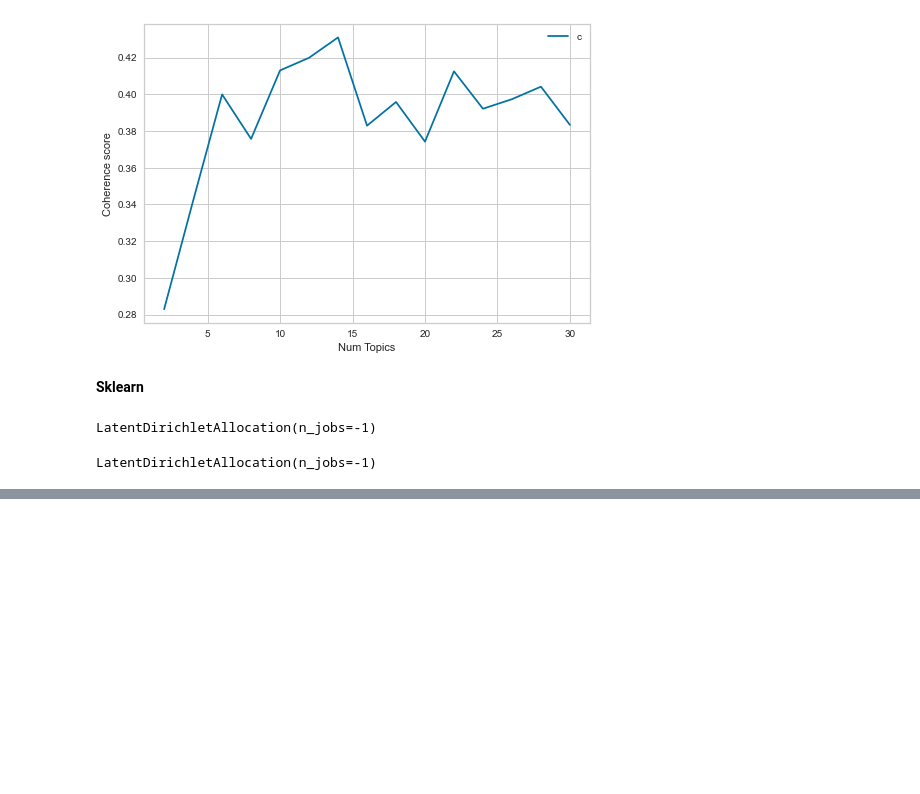
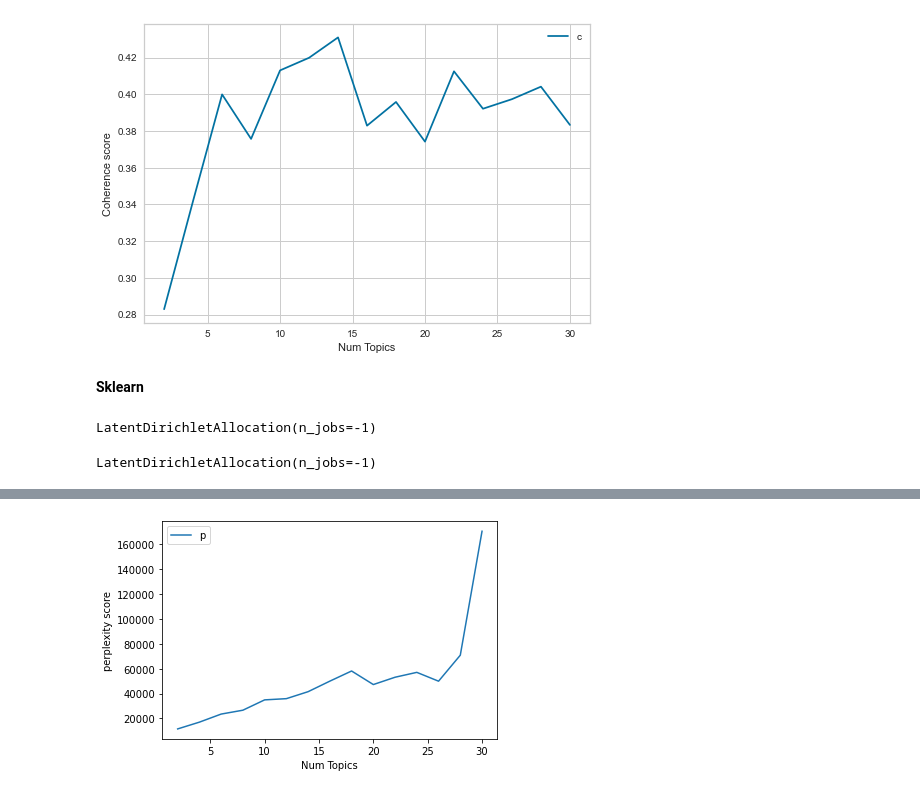
Before and after one commit to dvh549/Text_Mining, a Jupyter notebook: Toxic Comments Revamped.ipynb, the cells around one changed output, grey strips where cells are left out. Drawn from its saved outputs; the diff is of its cells as text; code cells hidden in the pictures; blank space fills up the shorter version.

Commit message:
Update sklearn tfidf LDA
- might have to use count vectorizer instead

```diff
--- a/Toxic Comments Revamped.ipynb
+++ b/Toxic Comments Revamped.ipynb
@@ -765,9 +783,9 @@ perplexity_values = []
 model_topics = []
 
 for num_topics in range(2, 32, 2):
-    sg_lda_x = LatentDirichletAllocation(n_components=num_topics, learning_method='online', n_jobs = 1)
-    sg_lda_x.fit_transform(lda_tfidf_vecs)
+    comments_tfidf_lda_x = LatentDirichletAllocation(n_components=num_topics, learning_method='online', n_jobs = -1)
+    comments_tfidf_lda_x.fit_transform(lda_tfidf_vecs)
     model_topics.append(num_topics)
-    model_list.append(sg_lda_x)
-    perplexity_values.append(sg_lda_x.perplexity(lda_tfidf_vecs))
-    print("#Topics: " + str(num_topics) + ", Score: " + str(sg_lda_x.perplexity(lda_tfidf_vecs)))
+    model_list.append(comments_tfidf_lda_x)
+    perplexity_values.append(comments_tfidf_lda_x.perplexity(lda_tfidf_vecs))
+    print("#Topics: " + str(num_topics) + ", Score: " + str(comments_tfidf_lda_x.perplexity(lda_tfidf_vecs)))
@@ -773,0 +795,16 @@ for num_topics in range(2, 32, 2):
+# %%
+# find optimal k (no. of topics) and plot graph visually
+
+from gensim.models import CoherenceModel
+
+model_list = []
+perplexity_values = []
+model_topics = []
+
+for num_topics in range(2, 32, 2):
+    tfidf_lda_x = LatentDirichletAllocation(n_components=num_topics, learning_method='online', n_jobs = 1)
+    tfidf_lda_x.fit_transform(lda_tfidf_vecs)
+    model_topics.append(num_topics)
+    model_list.append(tfidf_lda_x)
+    perplexity_values.append(tfidf_lda_x.perplexity(lda_tfidf_vecs))
+    print("#Topics: " + str(num_topics) + ", Score: " + str(tfidf_lda_x.perplexity(lda_tfidf_vecs)))
@@ -773,0 +827,12 @@ for num_topics in range(2, 32, 2):
+# %%
+import matplotlib.pyplot as plt
+
+limit=32; start=2; step=2;
+x = range(start, limit, step)
+plt.plot(x, perplexity_values)
+plt.xlabel("Num Topics")
+plt.ylabel("perplexity score")
+plt.legend(("perplexity_values"), loc='best')
+plt.show()
+# %% [output]
+[figure, added]
```
Also changed, not shown: parts of 6 cells of this notebook.
